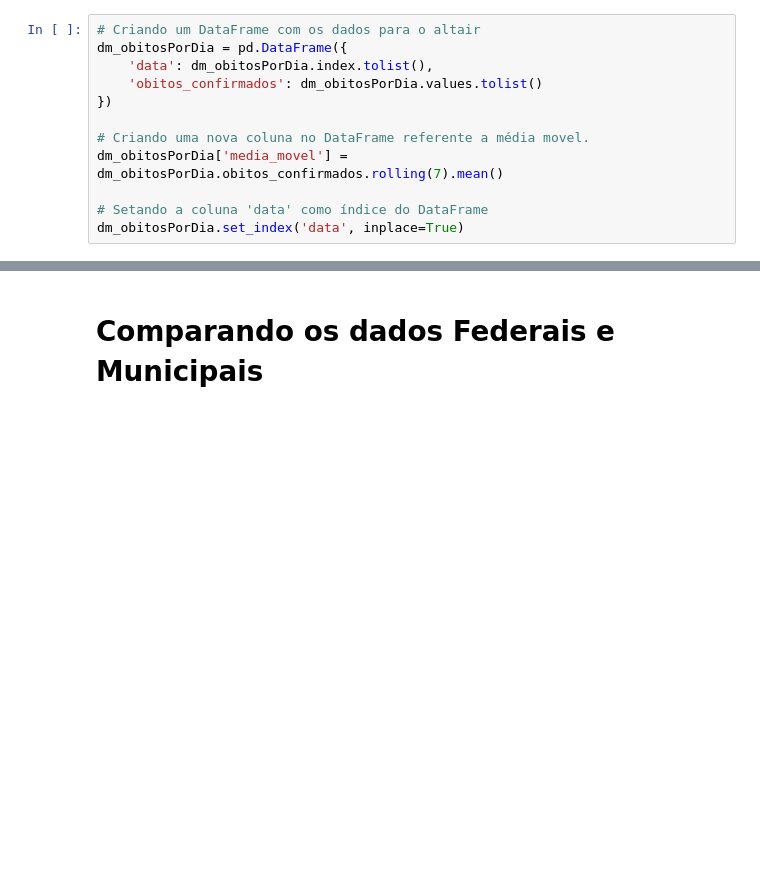
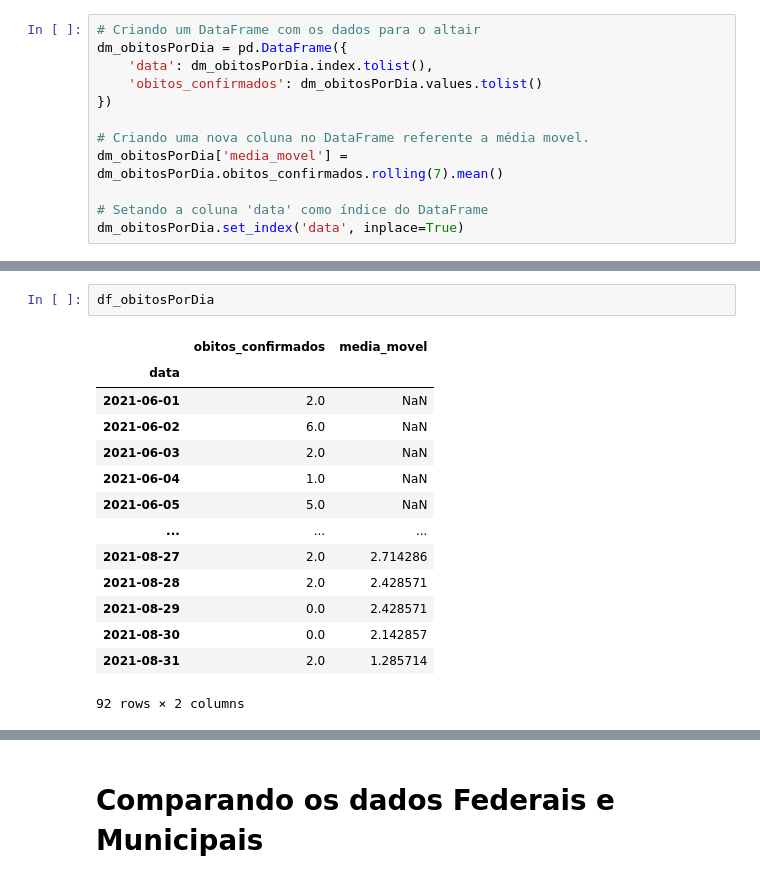
Before and after one commit to lino-ramon/projeto-analise-dados-covid, a Jupyter notebook: analise_dados_obitos.ipynb, the cells around one changed output, grey strips where cells are left out. Drawn from its saved outputs; the diff is of its cells as text; blank space fills up the shorter version.

```diff
--- a/analise_dados_obitos.ipynb
+++ b/analise_dados_obitos.ipynb
@@ -74,3 +96,20 @@ def exclui_nao_contidos(df_conjunto, df_subconjunto):
+# %%
+df_obitosPorDia
+# %% [output]
+|  | obitos_confirmados | media_movel |
+| data |  |  |
+| 2021-06-01 | 2.0 | NaN |
+| 2021-06-02 | 6.0 | NaN |
+| 2021-06-03 | 2.0 | NaN |
+| 2021-06-04 | 1.0 | NaN |
+| 2021-06-05 | 5.0 | NaN |
+| ... | ... | ... |
+| 2021-08-27 | 2.0 | 2.714286 |
+| 2021-08-28 | 2.0 | 2.428571 |
+| 2021-08-29 | 0.0 | 2.428571 |
+| 2021-08-30 | 0.0 | 2.142857 |
+| 2021-08-31 | 2.0 | 1.285714 |
+92 rows × 2 columns
 # %%
 pf_obitosPorDia = exclui_nao_contidos(pf_obitosPorDia, dm_obitosPorDia)
 df_obitosPorDia = exclui_nao_contidos(df_obitosPorDia, dm_obitosPorDia)
```
Also changed, not shown: parts of 4 cells of this notebook.
